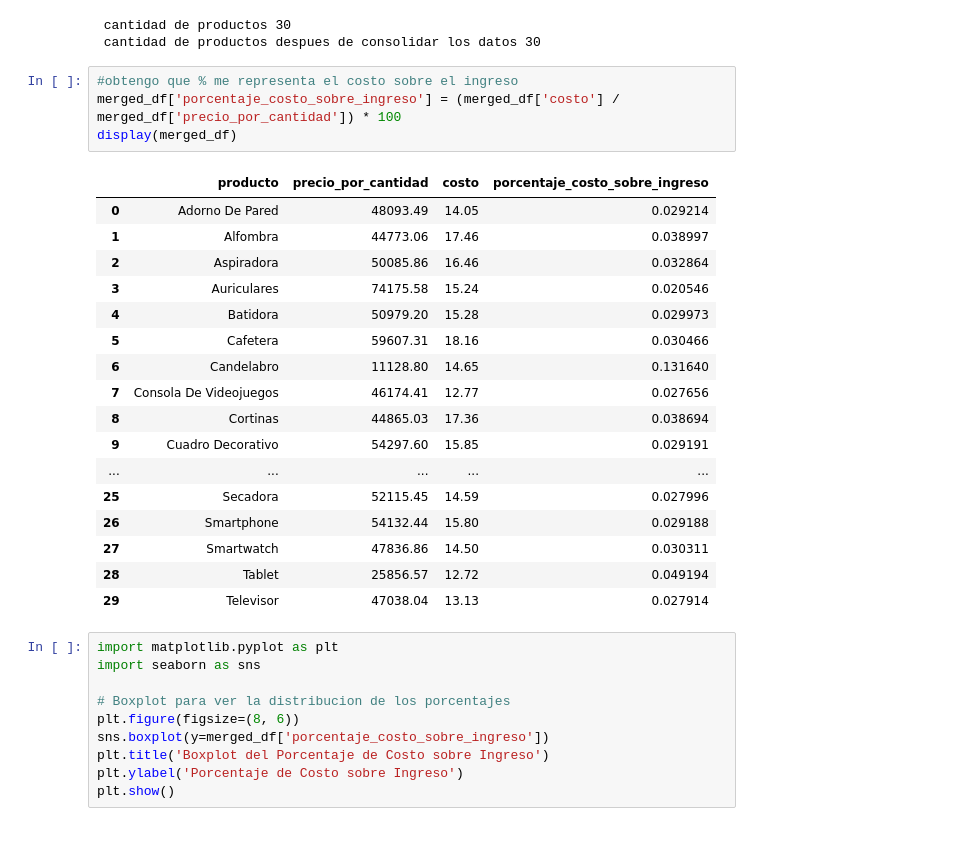
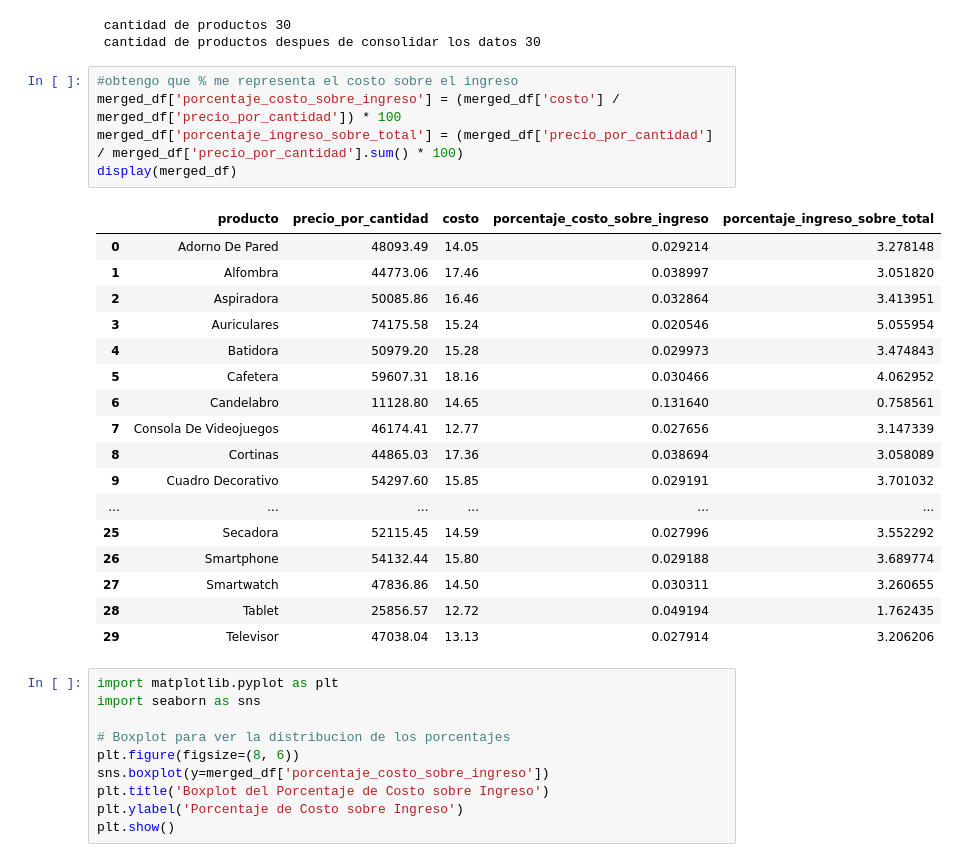
Before and after one commit to dataccounting/Entrega_final_Sanvido_gonzalo_python_25262, a Jupyter notebook: Sanvido_Gonzalo_comision_25262_TPI_data_analytics (1).ipynb, the cells around one changed output. Saved outputs shown, nothing was run; the diff lists cells and outputs as text.

```diff
--- a/Sanvido_Gonzalo_comision_25262_TPI_data_analytics (1).ipynb
+++ b/Sanvido_Gonzalo_comision_25262_TPI_data_analytics (1).ipynb
@@ -1054,25 +1076,26 @@ print(f' cantidad de productos despues de consolidar los datos {merged_df.shape[
 # %%
 #obtengo que % me representa el costo sobre el ingreso
 merged_df['porcentaje_costo_sobre_ingreso'] = (merged_df['costo'] / merged_df['precio_por_cantidad']) * 100
+merged_df['porcentaje_ingreso_sobre_total'] = (merged_df['precio_por_cantidad'] / merged_df['precio_por_cantidad'].sum() * 100)
 display(merged_df)
 # %% [output]
-|  | producto | precio_por_cantidad | costo | porcentaje_costo_sobre_ingreso |
-| 0 | Adorno De Pared | 48093.49 | 14.05 | 0.029214 |
-| 1 | Alfombra | 44773.06 | 17.46 | 0.038997 |
-| 2 | Aspiradora | 50085.86 | 16.46 | 0.032864 |
-| 3 | Auriculares | 74175.58 | 15.24 | 0.020546 |
-| 4 | Batidora | 50979.20 | 15.28 | 0.029973 |
-| 5 | Cafetera | 59607.31 | 18.16 | 0.030466 |
-| 6 | Candelabro | 11128.80 | 14.65 | 0.131640 |
-| 7 | Consola De Videojuegos | 46174.41 | 12.77 | 0.027656 |
-| 8 | Cortinas | 44865.03 | 17.36 | 0.038694 |
-| 9 | Cuadro Decorativo | 54297.60 | 15.85 | 0.029191 |
-| ... | ... | ... | ... | ... |
-| 25 | Secadora | 52115.45 | 14.59 | 0.027996 |
-| 26 | Smartphone | 54132.44 | 15.80 | 0.029188 |
-| 27 | Smartwatch | 47836.86 | 14.50 | 0.030311 |
-| 28 | Tablet | 25856.57 | 12.72 | 0.049194 |
-| 29 | Televisor | 47038.04 | 13.13 | 0.027914 |
+|  | producto | precio_por_cantidad | costo | porcentaje_costo_sobre_ingreso | porcentaje_ingreso_sobre_total |
+| 0 | Adorno De Pared | 48093.49 | 14.05 | 0.029214 | 3.278148 |
+| 1 | Alfombra | 44773.06 | 17.46 | 0.038997 | 3.051820 |
+| 2 | Aspiradora | 50085.86 | 16.46 | 0.032864 | 3.413951 |
+| 3 | Auriculares | 74175.58 | 15.24 | 0.020546 | 5.055954 |
+| 4 | Batidora | 50979.20 | 15.28 | 0.029973 | 3.474843 |
+| 5 | Cafetera | 59607.31 | 18.16 | 0.030466 | 4.062952 |
+| 6 | Candelabro | 11128.80 | 14.65 | 0.131640 | 0.758561 |
+| 7 | Consola De Videojuegos | 46174.41 | 12.77 | 0.027656 | 3.147339 |
+| 8 | Cortinas | 44865.03 | 17.36 | 0.038694 | 3.058089 |
+| 9 | Cuadro Decorativo | 54297.60 | 15.85 | 0.029191 | 3.701032 |
+| ... | ... | ... | ... | ... | ... |
+| 25 | Secadora | 52115.45 | 14.59 | 0.027996 | 3.552292 |
+| 26 | Smartphone | 54132.44 | 15.80 | 0.029188 | 3.689774 |
+| 27 | Smartwatch | 47836.86 | 14.50 | 0.030311 | 3.260655 |
+| 28 | Tablet | 25856.57 | 12.72 | 0.049194 | 1.762435 |
+| 29 | Televisor | 47038.04 | 13.13 | 0.027914 | 3.206206 |
 # %%
 import matplotlib.pyplot as plt
 import seaborn as sns
```
Also changed, not shown: parts of 13 cells of this notebook.
